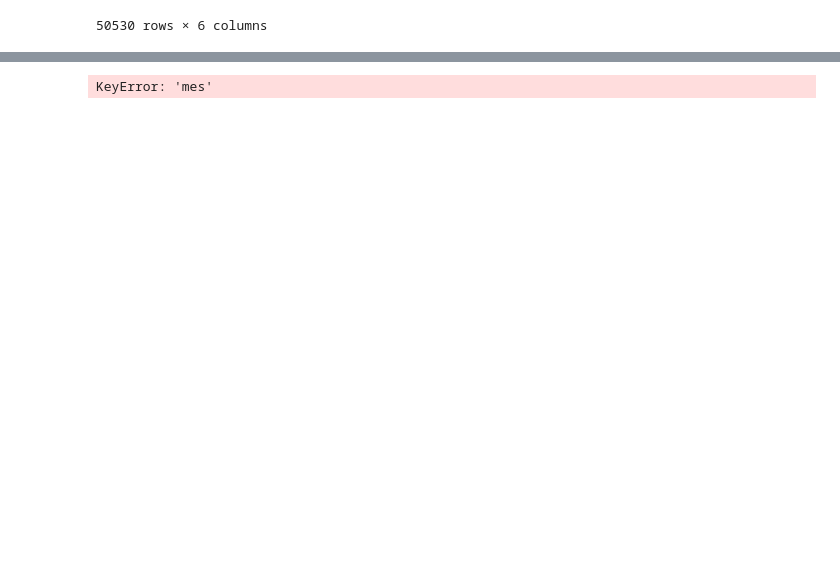
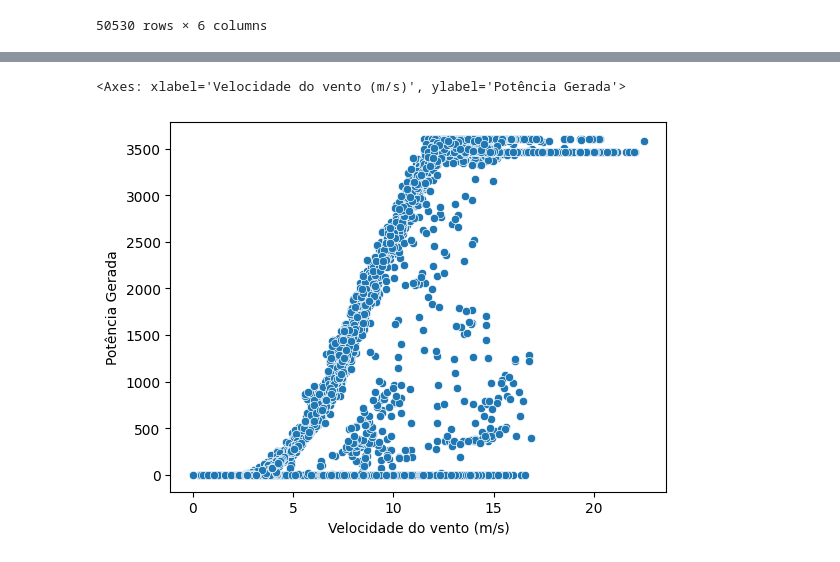
Before and after one commit to JairCipriano/projeto_machine_learning, a Jupyter notebook: aed/turbina/treino.ipynb, the cells around one changed output, grey strips where cells are left out. Cells and saved outputs as stored; diff of their text form; code cells hidden in the pictures; blank space fills up the shorter version.

```diff
--- a/aed/turbina/treino.ipynb
+++ b/aed/turbina/treino.ipynb
@@ -178,0 +151,16 @@ for p, potencia in enumerate(pot_real):
+# %%
+#Separando os valores da potencia gerada usando a margem de 5%
+#Valores aceitaveis seram (dentro)
+#Valores nao aceitaveis seram (fora)
+#Valores zerados considerados manutensão(zero)
+dentro_limite = []
+
+for i, potencia in enumerate(pot_real):
+    if potencia >= pot_min[i] and potencia <= pot_max[i]:
+           dentro_limite.append('dentro')
+
+    elif potencia ==0:
+          dentro_limite.append('zero')
+
+    else:
+          dentro_limite.append('fora')
@@ -208,4 +215,4 @@ plt.legend(markerscale = 6)
 # %%
 data['Data/Hora'] = pd.to_datetime(data['Data/Hora'])
 # %%
-data['mess'] = data['Data/Hora'].dt.month
+data['messs'] = data['Data/Hora'].dt.month
@@ -212,15 +235,18 @@ data['mess'] = data['Data/Hora'].dt.month
 # %%
-jan = data[data["mes"] == 1]   # Filtra dados de janeiro
-fev = data[data["mes"] == 2] # Filtra dados de fevereiro
-mar = data[data["mes"] == 3]
-abr = data[data["mes"] == 4]
-mai = data[data["mes"] == 5]
-jun = data[data["mes"] == 6]
-ful = data[data["mes"] == 7]
-ago = data[data["mes"] == 8]
-set = data[data["mes"] == 9]
-out = data[data["mes"] == 10]
-nov = data[data["mes"] == 11]
-dez = data[data["mes"] == 12] # Filtra dados de dezembro
+jan = data[data["messs"] == 1]
+fev = data[data["messs"] == 2]
+mar = data[data["messs"] == 3]
+abr = data[data["messs"] == 4]
+mai = data[data["messs"] == 5]
+jun = data[data["messs"] == 6]
+jul = data[data["messs"] == 7]
+ago = data[data["messs"] == 8]
+set = data[data["messs"] == 9]
+out = data[data["messs"] == 10]
+nov = data[data["messs"] == 11]
+dez = data[data["messs"] == 12]
-# %% [output]
-KeyError: 'mes'
+# %%
+sns.scatterplot(data=jan, x='Velocidade do vento (m/s)', y='Potência Gerada')
+# %% [output]
+<Axes: xlabel='Velocidade do vento (m/s)', ylabel='Potência Gerada'>
+[figure, added]
```
Also changed, not shown: parts of 23 cells of this notebook.
